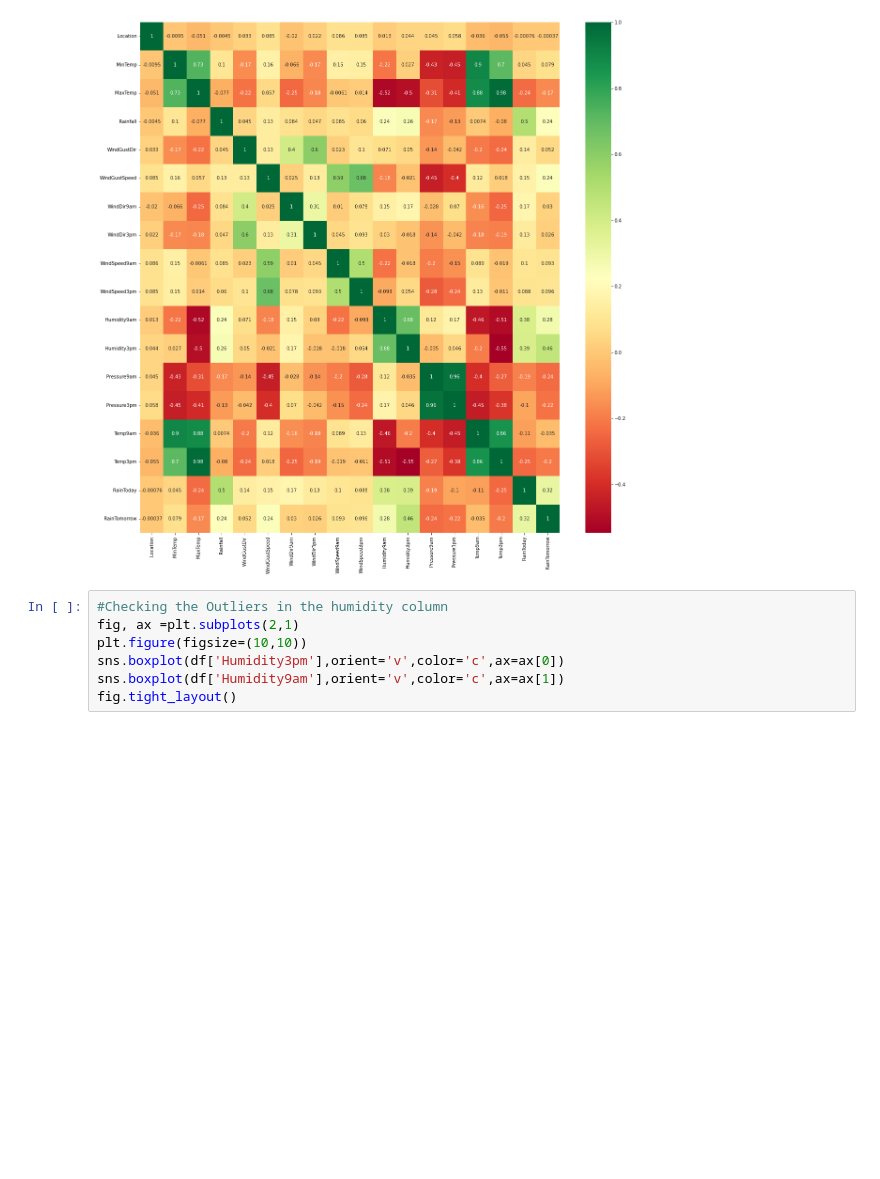
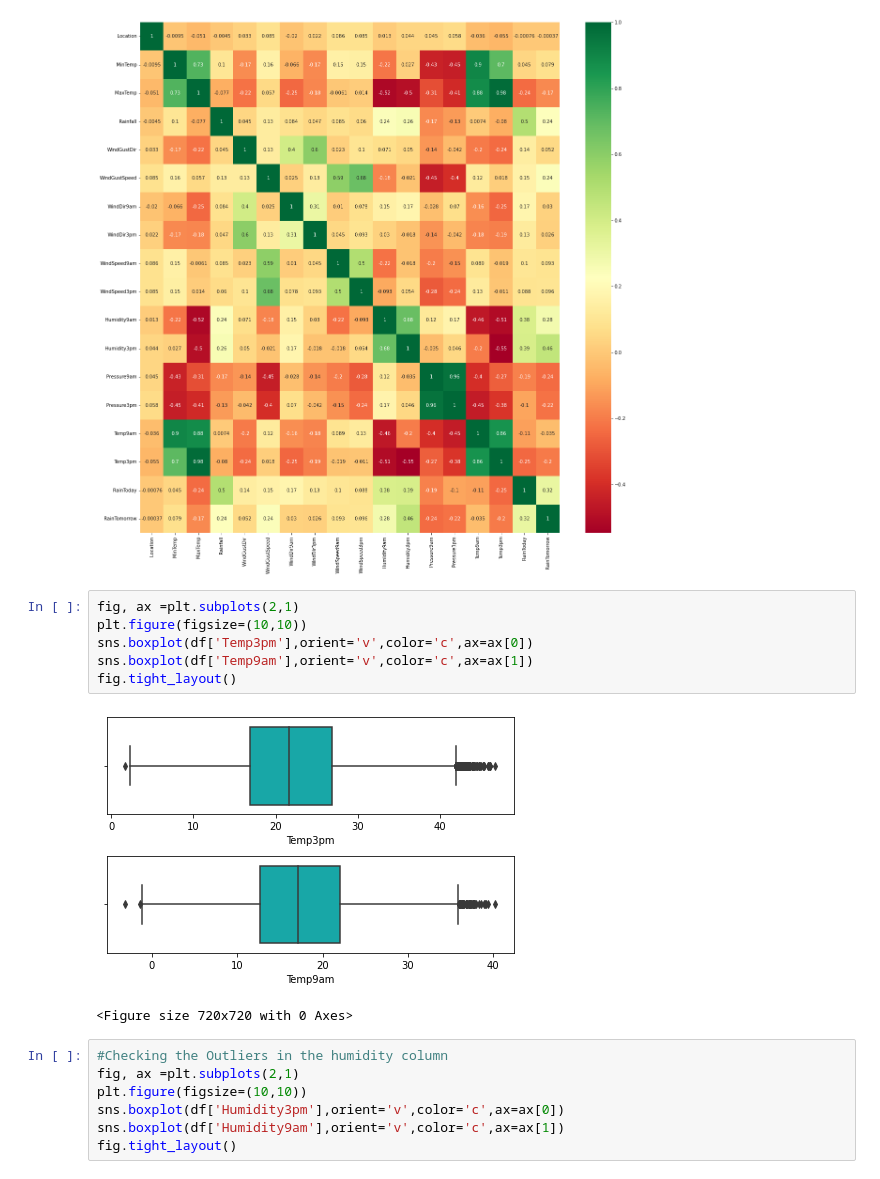
Before and after one commit to Kavita-Bishnoi/ML-Project, a Jupyter notebook: weatherAUS.ipynb, the cells around one changed output. Drawn from its saved outputs; the diff is of its cells as text; blank space fills up the shorter version.

```diff
--- a/weatherAUS.ipynb
+++ b/weatherAUS.ipynb
@@ -216,6 +257,15 @@ plt.figure(figsize=(20,20))
 g=sns.heatmap(df[top_corr_features].corr(),annot=True,cmap="RdYlGn")
 # %% [output]
 [figure]
+# %%
+fig, ax =plt.subplots(2,1)
+plt.figure(figsize=(10,10))
+sns.boxplot(df['Temp3pm'],orient='v',color='c',ax=ax[0])
+sns.boxplot(df['Temp9am'],orient='v',color='c',ax=ax[1])
+fig.tight_layout()
+# %% [output]
+[figure, added]
+<Figure size 720x720 with 0 Axes>
 # %%
 #Checking the Outliers in the humidity column
 fig, ax =plt.subplots(2,1)
```
Also changed, not shown: parts of 42 cells of this notebook.
